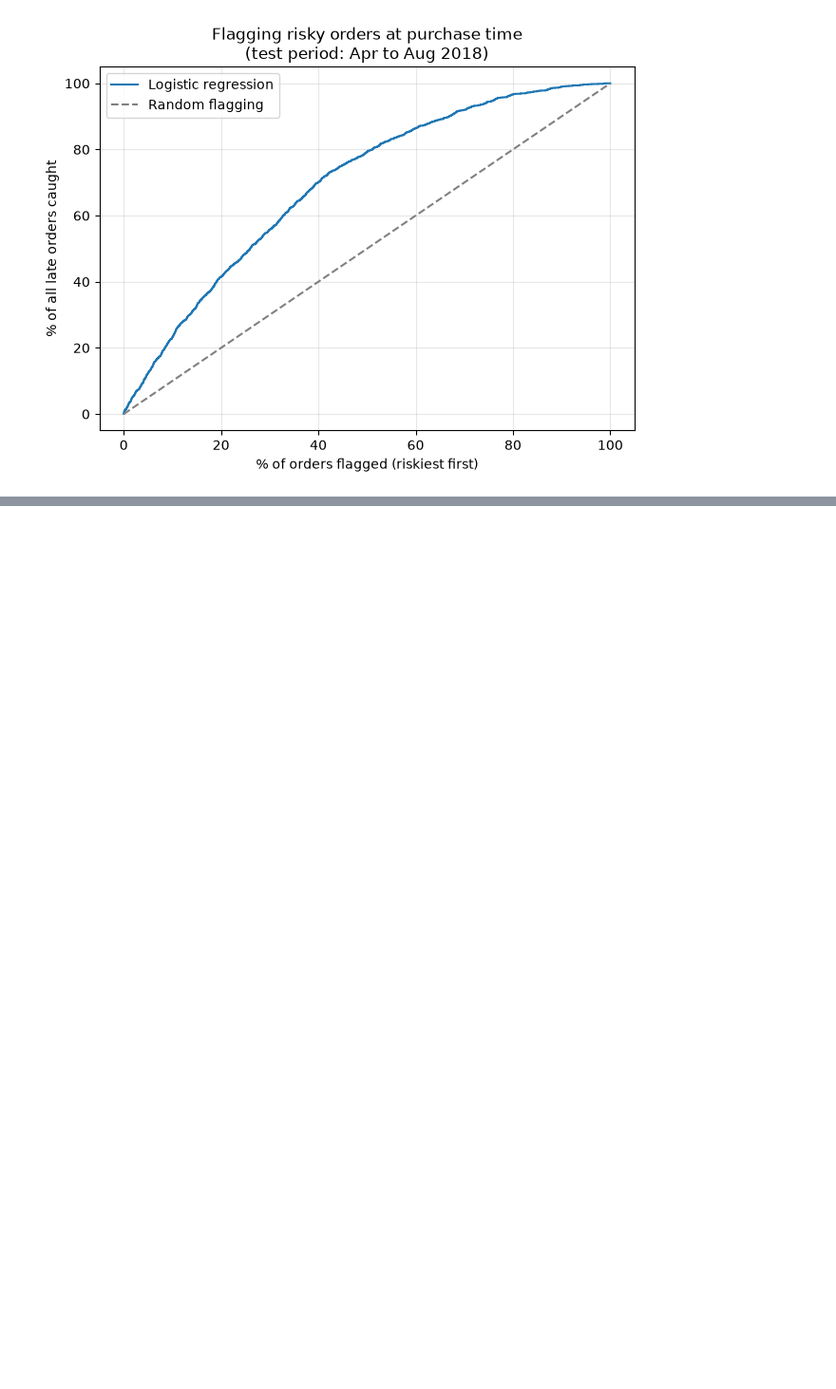
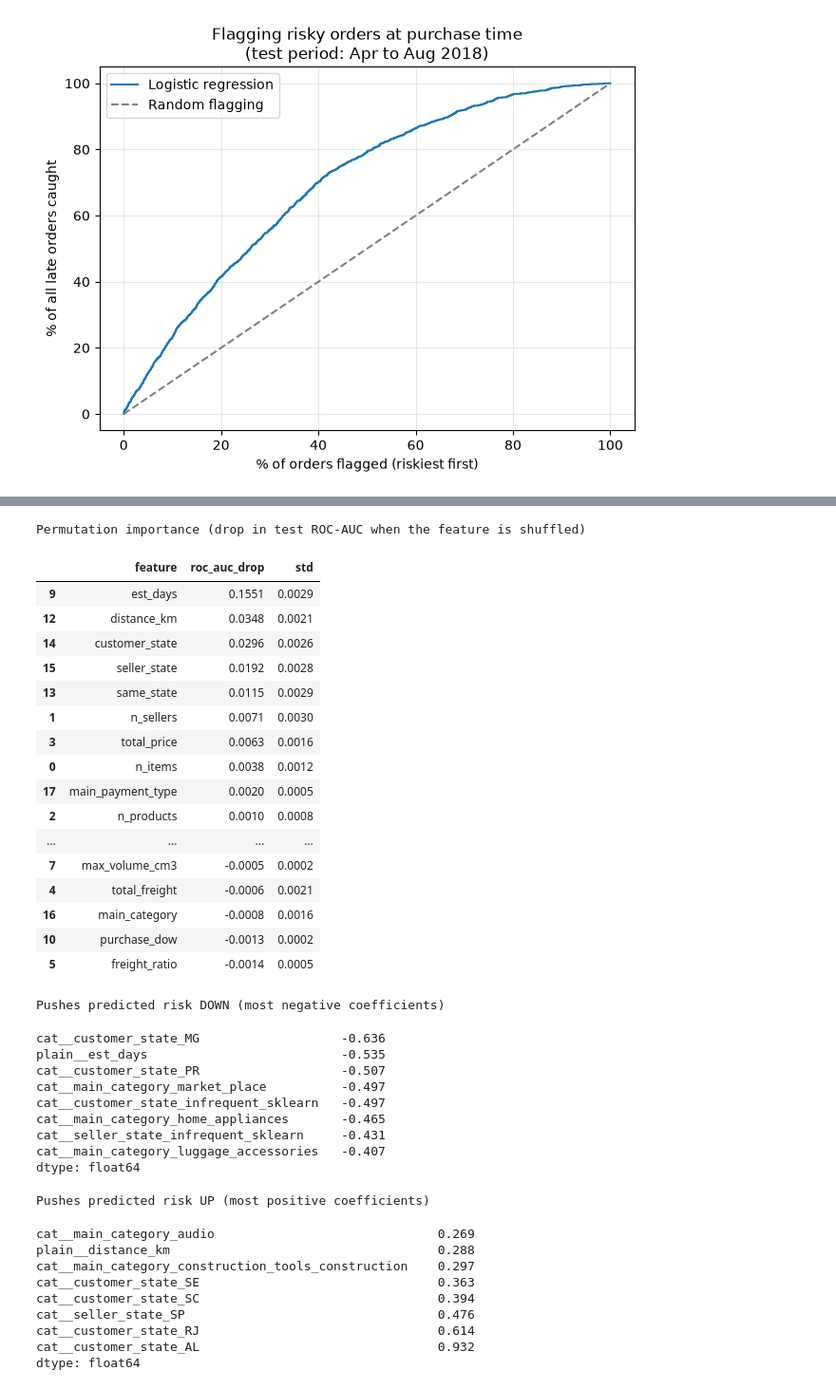
Before and after one commit to eQuaEnoo/olist-ecommerce-analysis, a Jupyter notebook: notebooks/02-predict-late-delivery.ipynb, the cells around one changed output, grey strips where cells are left out. Shown at 95% size. Cells and saved outputs as stored; diff of their text form; code cells hidden in the pictures; blank space fills up the shorter version.

Commit message:
Part 2: final model evaluation and gains chart

```diff
--- a/notebooks/02-predict-late-delivery.ipynb
+++ b/notebooks/02-predict-late-delivery.ipynb
@@ -665,0 +675,64 @@ test PR-AUC  0.091 (95% interval 0.083 to 0.101); no-skill = 0.044
+# %%
+from sklearn.inspection import permutation_importance
+
+# 1) How much does shuffling each original feature hurt test ROC-AUC?
+perm = permutation_importance(
+    final_pipe, X_test, y_test, scoring="roc_auc", n_repeats=10, random_state=42, n_jobs=1
+)
+imp = (
+    pd.DataFrame(
+        {"feature": X_test.columns, "roc_auc_drop": perm.importances_mean, "std": perm.importances_std}
+    )
+    .sort_values("roc_auc_drop", ascending=False)
+)
+print("Permutation importance (drop in test ROC-AUC when the feature is shuffled)")
+display(imp.round(4))
+
+# 2) Which direction does each feature push the predicted risk?
+prep = final_pipe.named_steps["prep"]
+coefs = pd.Series(
+    final_pipe.named_steps["model"].coef_[0], index=prep.get_feature_names_out()
+).sort_values()
+print("Pushes predicted risk DOWN (most negative coefficients)")
+display(coefs.head(8).round(3))
+print("Pushes predicted risk UP (most positive coefficients)")
+display(coefs.tail(8).round(3))
+# %% [output]
+Permutation importance (drop in test ROC-AUC when the feature is shuffled)
+|  | feature | roc_auc_drop | std |
+| 9 | est_days | 0.1551 | 0.0029 |
+| 12 | distance_km | 0.0348 | 0.0021 |
+| 14 | customer_state | 0.0296 | 0.0026 |
+| 15 | seller_state | 0.0192 | 0.0028 |
+| 13 | same_state | 0.0115 | 0.0029 |
+| 1 | n_sellers | 0.0071 | 0.0030 |
+| 3 | total_price | 0.0063 | 0.0016 |
+| 0 | n_items | 0.0038 | 0.0012 |
+| 17 | main_payment_type | 0.0020 | 0.0005 |
+| 2 | n_products | 0.0010 | 0.0008 |
+| ... | ... | ... | ... |
+| 7 | max_volume_cm3 | -0.0005 | 0.0002 |
+| 4 | total_freight | -0.0006 | 0.0021 |
+| 16 | main_category | -0.0008 | 0.0016 |
+| 10 | purchase_dow | -0.0013 | 0.0002 |
+| 5 | freight_ratio | -0.0014 | 0.0005 |
+Pushes predicted risk DOWN (most negative coefficients)
+cat__customer_state_MG                   -0.636
+plain__est_days                          -0.535
+cat__customer_state_PR                   -0.507
+cat__main_category_market_place          -0.497
+cat__customer_state_infrequent_sklearn   -0.497
+cat__main_category_home_appliances       -0.465
+cat__seller_state_infrequent_sklearn     -0.431
+cat__main_category_luggage_accessories   -0.407
+dtype: float64
+Pushes predicted risk UP (most positive coefficients)
+cat__main_category_audio                              0.269
+plain__distance_km                                    0.288
+cat__main_category_construction_tools_construction    0.297
+cat__customer_state_SE                                0.363
+cat__customer_state_SC                                0.394
+cat__seller_state_SP                                  0.476
+cat__customer_state_RJ                                0.614
+cat__customer_state_AL                                0.932
+dtype: float64
```
Also changed, not shown: parts of 1 cell of this notebook.
